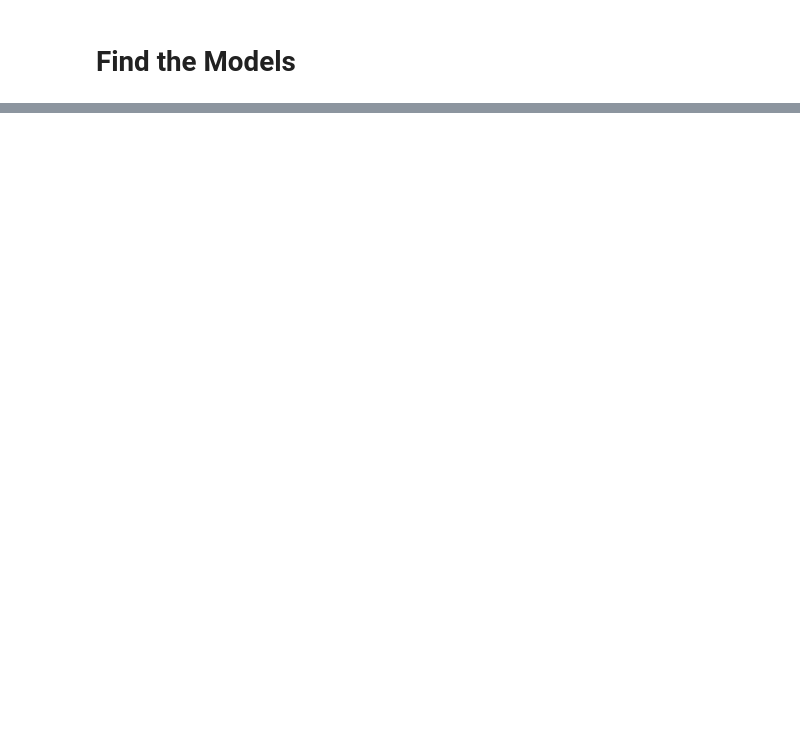
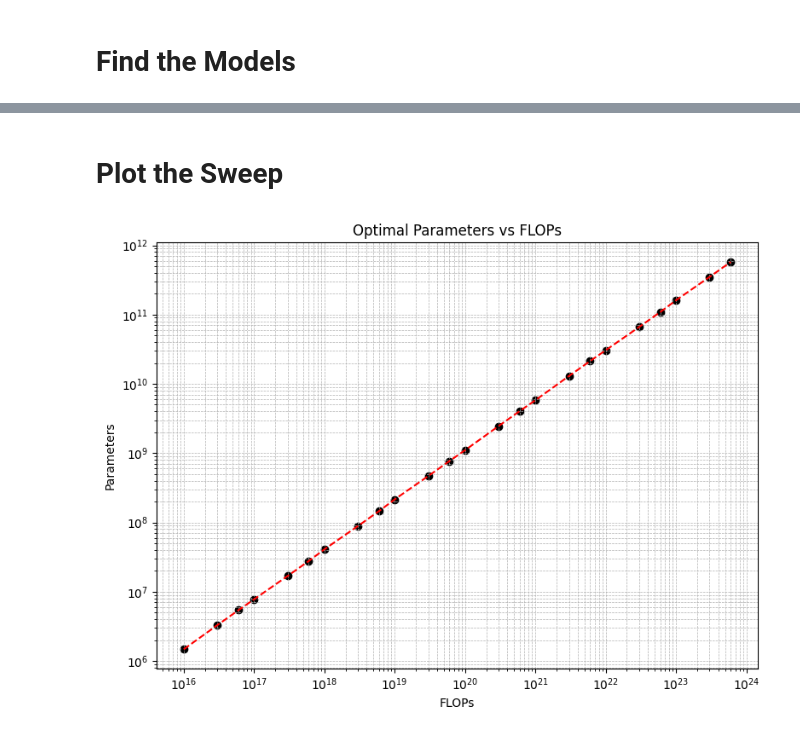
Before and after one commit to cmu-flame/FLAME-MoE, a Jupyter notebook: analysis/find_scaling_law.ipynb, the cells around one changed output, grey strips where cells are left out. Saved outputs shown, nothing was run; the diff lists cells and outputs as text; code cells hidden in the pictures; blank space fills up the shorter version.

```diff
--- a/analysis/find_scaling_law.ipynb
+++ b/analysis/find_scaling_law.ipynb
@@ -148,3 +202,59 @@ df
 | 5 | 1B-5x | 1.200000e+21 | 27 | 50304 | 2048 | 10944 | 1408 | ... |
 | 6 | 7B-1x | 5.700000e+21 | 27 | 50304 | 2048 | 10944 | 1408 | ... |
 | 7 | 7B-2x | 1.100000e+22 | 27 | 50304 | 2048 | 10944 | 1408 | ... |
+# %% [markdown]
+# Plot the Sweep
+# %%
+import numpy as np
+import pandas as pd
+import matplotlib.pyplot as plt
+
+def scaling_law(N, D):
+    # Obtained from MSE
+    # E, A, alpha, B, beta = 2.133594, 65.254366, 0.226854, 485165195.409790, 0.949495
+    # Obtained from Huber
+    E, A, alpha, B, beta = 2.241716, 148.413257, 0.279702, 3269017.372472, 0.715500
+    return E + A / (N**alpha) + B / (D**beta)
+
+# Define sweep range: 1M to 1T parameters
+param_range = np.logspace(6, 12, 500)  # 1M = 10^6, 1T = 10^12
+
+# FLOPs budgets
+budgets = []
+for exp in range(16, 24):
+    for coe in [1, 3, 6]:
+        budgets.append(coe * (10 ** exp))
+
+# Store results
+opt_flops = []
+opt_params = []
+
+for budget in budgets:
+    best_loss = np.inf
+    best_param = None
+
+    for N in param_range:
+        D = budget / (6 * N)
+        loss = scaling_law(N, D)
+        if loss < best_loss:
+            best_loss = loss
+            best_param = N
+
+    opt_flops.append(budget)
+    opt_params.append(best_param)
+
+# Plotting
+plt.figure(figsize=(8,6))
+plt.scatter(opt_flops, opt_params, color='black', label='Optimal')
+plt.plot(opt_flops, opt_params, linestyle='--', color='red')
+
+plt.xscale('log')
+plt.yscale('log')
+plt.xlabel('FLOPs')
+plt.ylabel('Parameters')
+plt.title('Optimal Parameters vs FLOPs')
+plt.grid(True, which="both", ls="--", lw=0.5)
+plt.tight_layout()
+plt.show()
+# %% [output]
+[figure, added]
```
Also changed, not shown: parts of 3 cells of this notebook.
